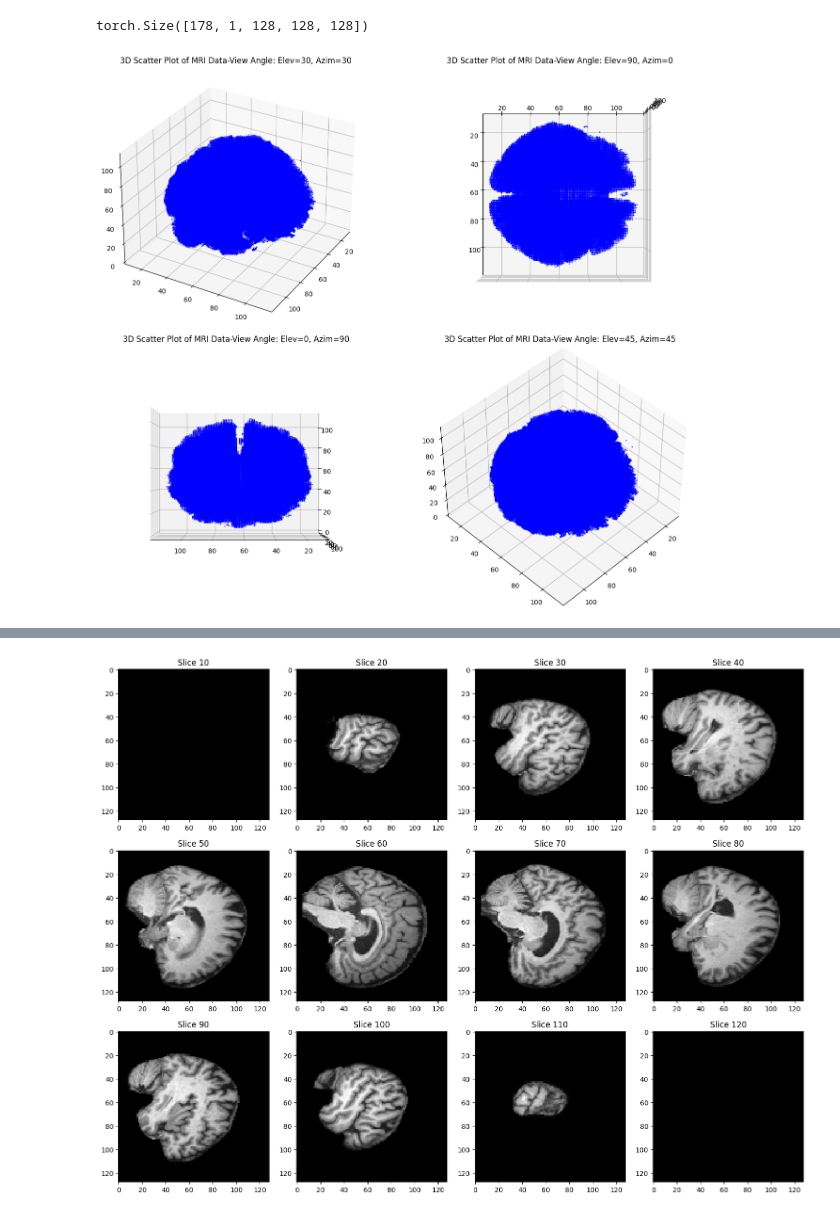
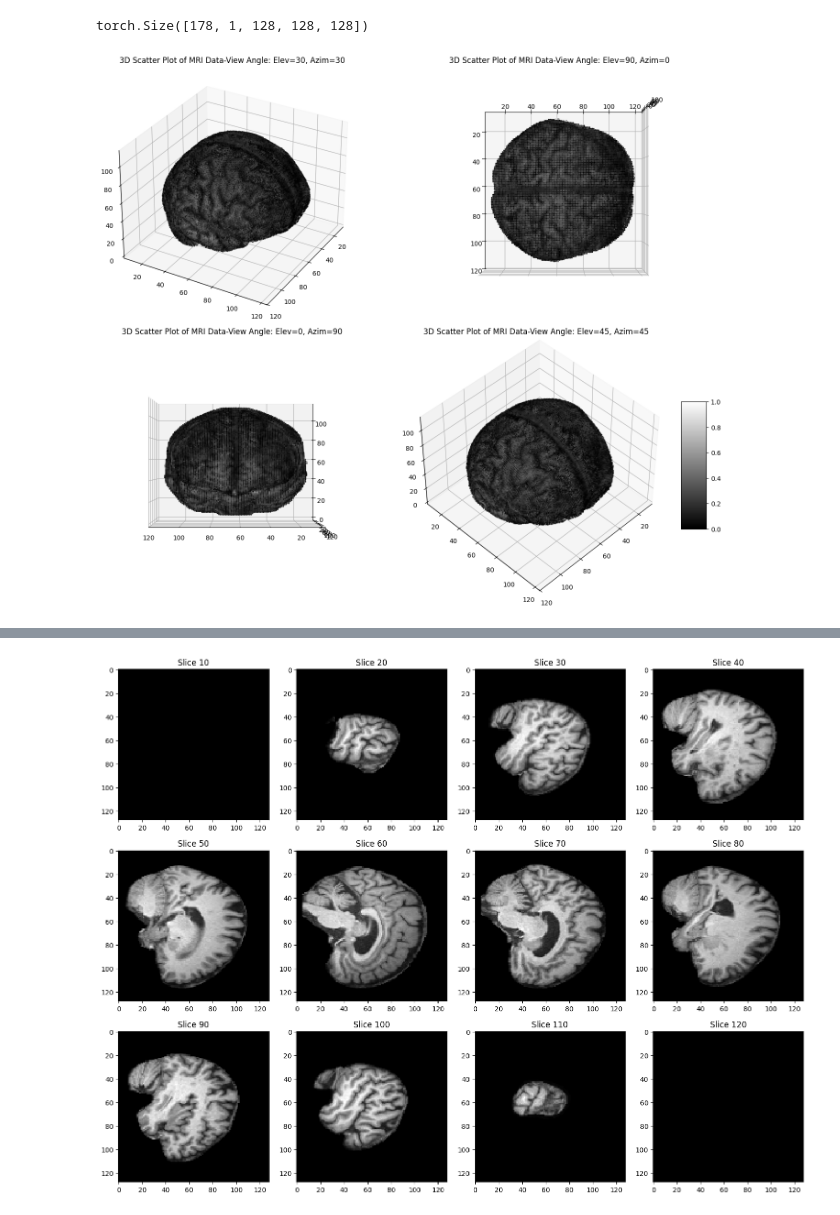
Before and after one commit to nieksa/work1-pd, a Jupyter notebook: visual.ipynb, the cells around one changed output, grey strips where cells are left out. Drawn from its saved outputs; the diff is of its cells as text; code cells hidden in the pictures.

```diff
--- a/visual.ipynb
+++ b/visual.ipynb
@@ -8,27 +11,33 @@ print(test_x.shape)
 # %% [output]
 torch.Size([178, 1, 128, 128, 128])
 # %%
-test_x = test_x.squeeze(1)  # 形状变为(5, 128, 128, 128)
-data = test_x[0]  # 第一个样本
 
-x, y, z = np.where(data > 0.5)
+x, y, z = np.where(data > 0.1)
+
+values = data[x, y, z].cpu().numpy()
+norm_values = (values - np.min(values)) / (np.max(values) - np.min(values))
+alpha_values = norm_values  # 将透明度设置为归一化后的值
+
 view_angles = [
     (30, 30),  # 俯视角度
     (90, 0),   # 正面
     (0, 90),   # 侧面
     (45, 45),  # 对角线
 ]
 
-# 创建多个子图
 fig = plt.figure(figsize=(15, 12))
 
 for i, (elev, azim) in enumerate(view_angles):
     ax = fig.add_subplot(2, 2, i + 1, projection='3d')
-    ax.scatter(x, y, z, c='b', marker='o', s=1)  # 点的大小设为1，以避免图像过于拥挤
+
+    # 使用灰度（normalized values）来控制点的颜色和透明度
+    scatter = ax.scatter(x, y, z, c=norm_values, cmap='gray', marker='o', s=1, alpha=alpha_values)  # 每个点的透明度由 alpha_values 控制
     ax.view_init(elev=elev, azim=azim)
     ax.set_title(f"3D Scatter Plot of MRI Data-View Angle: Elev={elev}, Azim={azim}")
 
+# 添加颜色条
+fig.colorbar(scatter, ax=ax, shrink=0.5, aspect=5)
 plt.tight_layout()
 plt.show()
 # %% [output]
-[figure, old version]
+[figure, new version]
```
Also changed, not shown: parts of 3 cells of this notebook, 4 other files.
